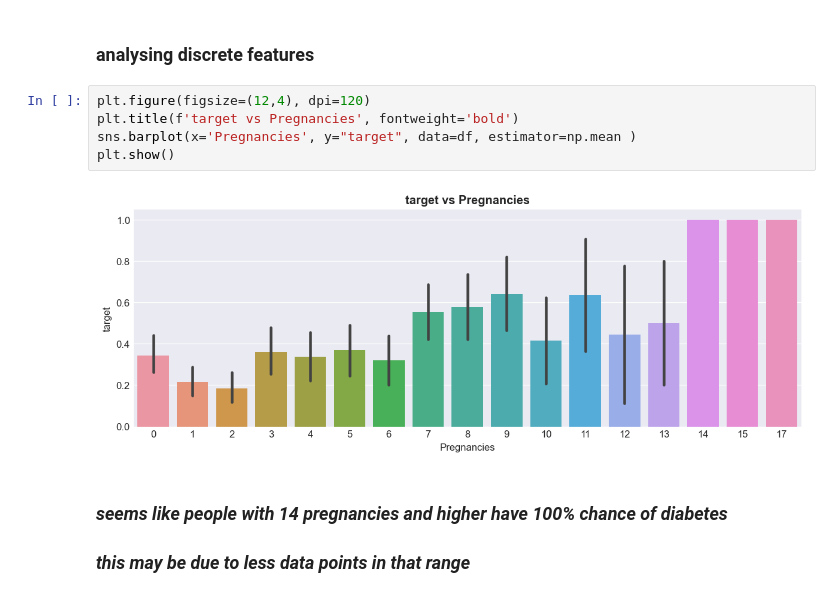
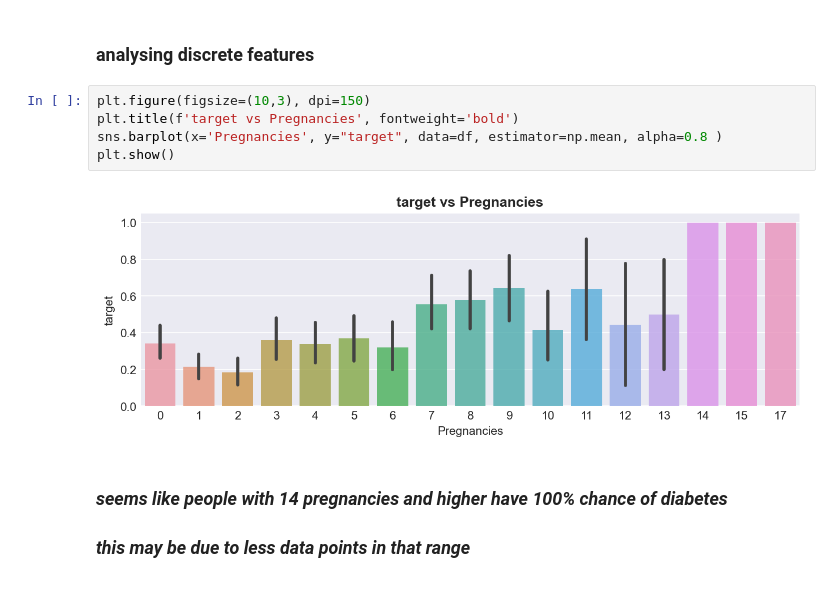
Before and after one commit to afzalmp40/ML-Basic, a Jupyter notebook: Supervised/pima diabetes using pipelines/PIMA diabetes using pipelines.ipynb, the cells around one changed output. Saved outputs shown, nothing was run; the diff lists cells and outputs as text.

```diff
--- a/Supervised/pima diabetes using pipelines/PIMA diabetes using pipelines.ipynb
+++ b/Supervised/pima diabetes using pipelines/PIMA diabetes using pipelines.ipynb
@@ -440,12 +440,12 @@ correlation(df, figsize=(15,5), dpi=140)
 # %% [markdown]
 ### analysing discrete features
 # %%
-plt.figure(figsize=(12,4), dpi=120)
+plt.figure(figsize=(10,3), dpi=150)
 plt.title(f'target vs Pregnancies', fontweight='bold')
-sns.barplot(x='Pregnancies', y="target", data=df, estimator=np.mean )
+sns.barplot(x='Pregnancies', y="target", data=df, estimator=np.mean, alpha=0.8 )
 plt.show()
 # %% [output]
-[figure, old version]
+[figure, new version]
 # %% [markdown]
 ### ***seems like people with 14 pregnancies and higher have 100% chance of diabetes***
 ### ***this may be due to less data points in that range***
```
Also changed, not shown: parts of 5 cells of this notebook.
